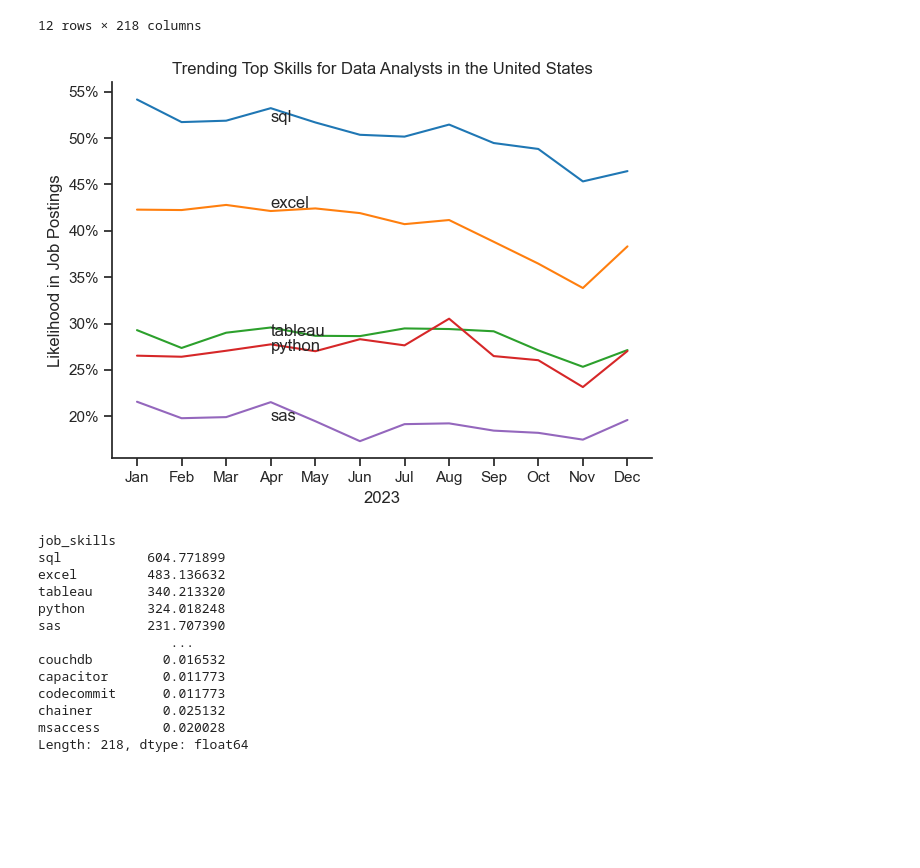
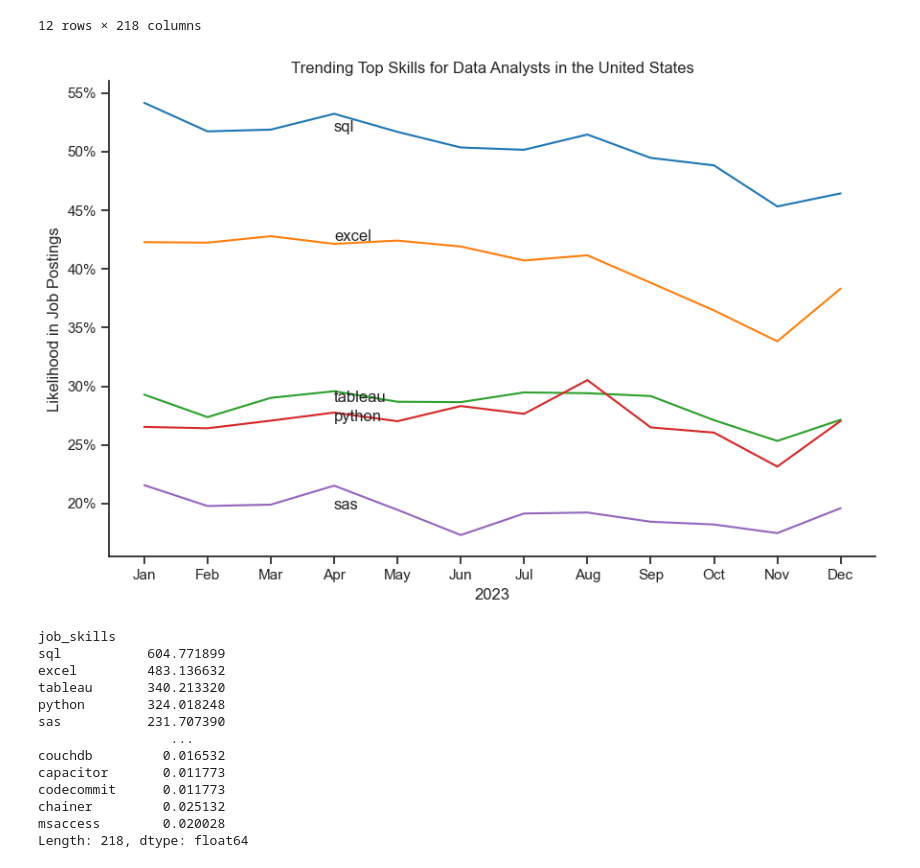
Before and after one commit to arnoldfaeldilan/Python_Project_Data_Analyst, a Jupyter notebook: 3_Project/3_Skill_Trend.ipynb, the cells around one changed output. Drawn from its saved outputs; the diff is of its cells as text; code cells hidden in the pictures; blank space fills up the shorter version.

Commit message:
updating the size of the charts

```diff
--- a/3_Project/3_Skill_Trend.ipynb
+++ b/3_Project/3_Skill_Trend.ipynb
@@ -148,26 +148,26 @@ df_DA_US_perc
 # %%
 import matplotlib.ticker as ticker
 
 df_plot = df_DA_US_perc.iloc[:, :5]
+plt.figure(figsize=(9,6))
 
 sns.lineplot(df_plot, dashes=False, palette='tab10', legend=False)
 sns.set_theme(style='ticks')
 sns.despine()
-
 plt.title(f'Trending Top Skills for {job_title}s in the {country}')
 plt.ylabel('Likelihood in Job Postings')
 plt.xlabel('2023')
 
 formatter = ticker.FuncFormatter(lambda y, pos: f'{y:.0f}%')
 ax = plt.gca()
 ax.yaxis.set_major_formatter(formatter)
 
 for i in range(5):
     plt.text(3, df_plot.iloc[4, i], df_plot.columns[i])
 
 plt.tight_layout()
 # %% [output]
-[figure, old version]
+[figure, new version]
 # %%
 df_DA_US_perc.sum()
 # %% [output]
```
Also changed, not shown: 5 other files.
